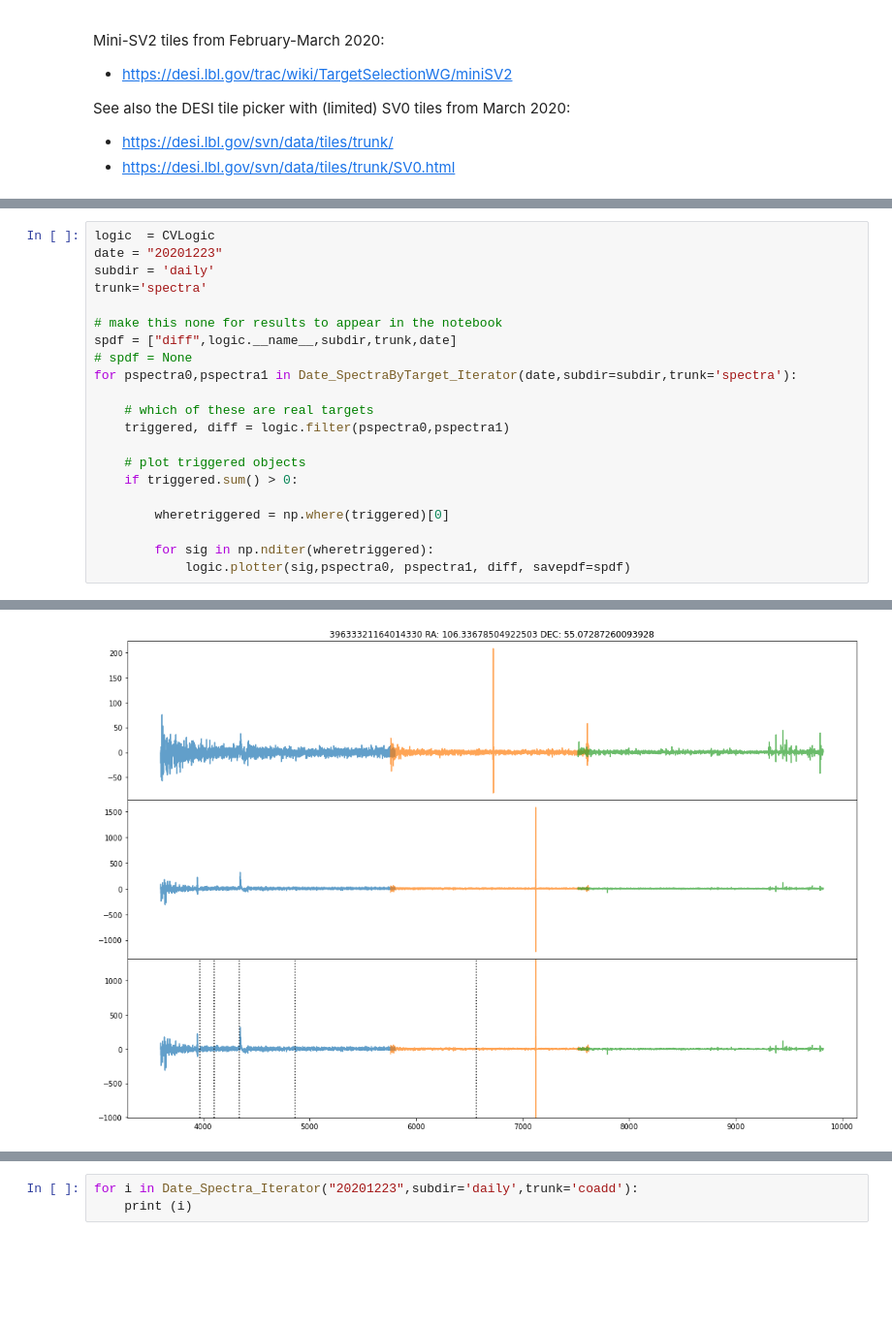
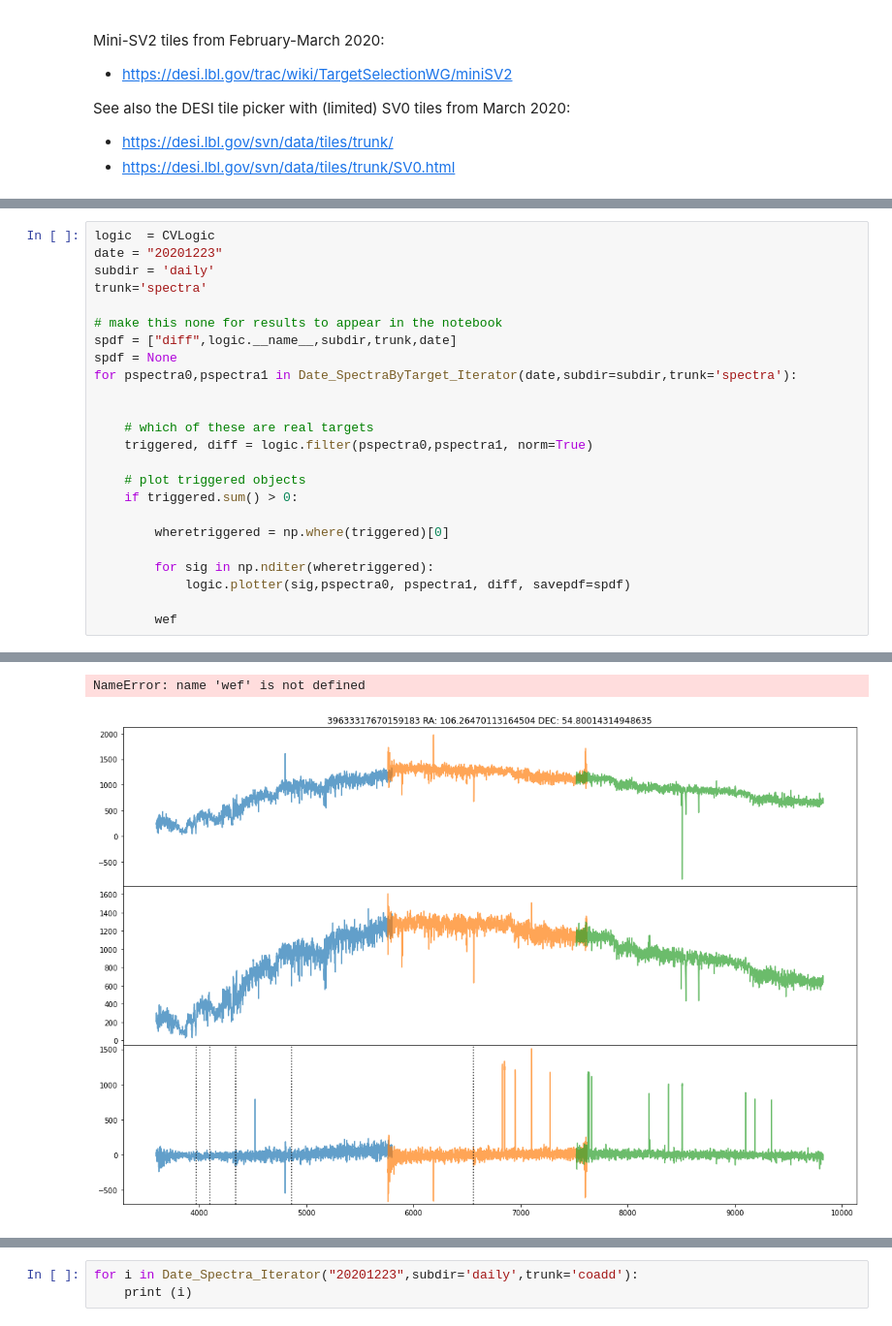
Before and after one commit to desihub/timedomain, a Jupyter notebook: diff/docs/nb/diff_detect.ipynb, the cells around one changed output, grey strips where cells are left out. Shown at 97% size. Saved outputs shown, nothing was run; the diff lists cells and outputs as text; blank space fills up the shorter version.

```diff
--- a/diff/docs/nb/diff_detect.ipynb
+++ b/diff/docs/nb/diff_detect.ipynb
@@ -49,11 +49,12 @@ trunk='spectra'
 
 # make this none for results to appear in the notebook
 spdf = ["diff",logic.__name__,subdir,trunk,date]
-# spdf = None
+spdf = None
 for pspectra0,pspectra1 in Date_SpectraByTarget_Iterator(date,subdir=subdir,trunk='spectra'):
 
+
     # which of these are real targets
-    triggered, diff = logic.filter(pspectra0,pspectra1)
+    triggered, diff = logic.filter(pspectra0,pspectra1, norm=True)
 
     # plot triggered objects
     if triggered.sum() > 0:
@@ -62,6 +63,8 @@ for pspectra0,pspectra1 in Date_SpectraByTarget_Iterator(date,subdir=subdir,trun
 
         for sig in np.nditer(wheretriggered):
             logic.plotter(sig,pspectra0, pspectra1, diff, savepdf=spdf)
+
+        wef
 # %% [output]
 Tile 80613
 Filename /global/project/projectdirs/desi/spectro/redux/daily/tiles/80613/20201223/spectra-0-80613-20201223.fits
@@ -84,3 +103,4 @@ NameError: name 'wed' is not defined
+NameError: name 'wef' is not defined
-[figure, old version]
+[figure, new version]
 # %%
 logic  = CVLogic
```
Also changed, not shown: parts of 4 cells of this notebook, 2 other files.
